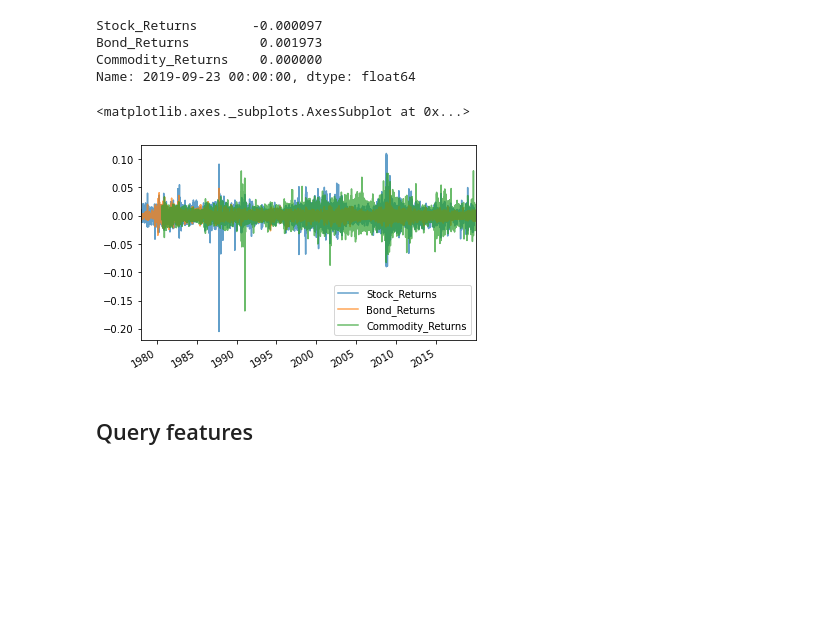
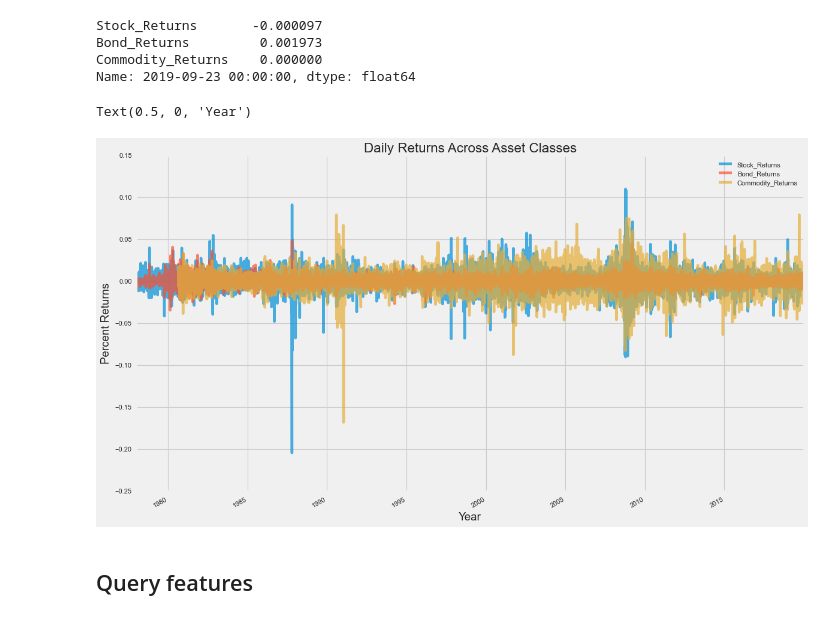
Before and after one commit to mkosik89/Springboard, a Jupyter notebook: Capstone_2/Data/Import Data.ipynb, the cells around one changed output. Drawn from its saved outputs; the diff is of its cells as text; code cells hidden in the pictures; blank space fills up the shorter version.

```diff
--- a/Capstone_2/Data/Import Data.ipynb
+++ b/Capstone_2/Data/Import Data.ipynb
@@ -151,11 +146,15 @@ Stock_Returns       -0.000097
 Bond_Returns         0.001973
 Commodity_Returns    0.000000
 Name: 2019-09-23 00:00:00, dtype: float64
-# %%
-response.plot(alpha=.7)
-# %% [output]
-<matplotlib.axes._subplots.AxesSubplot at 0x...>
-[figure, removed]
+# %%
+plt.style.use('fivethirtyeight')
+response.plot(alpha=.7,figsize=(16,10))
+plt.title('Daily Returns Across Asset Classes')
+plt.ylabel('Percent Returns')
+plt.xlabel('Year')
+# %% [output]
+Text(0.5, 0, 'Year')
+[figure, added]
 # %% [markdown]
 ## Query features
 # %%
```
Also changed, not shown: parts of 9 cells of this notebook, 11 other files.
